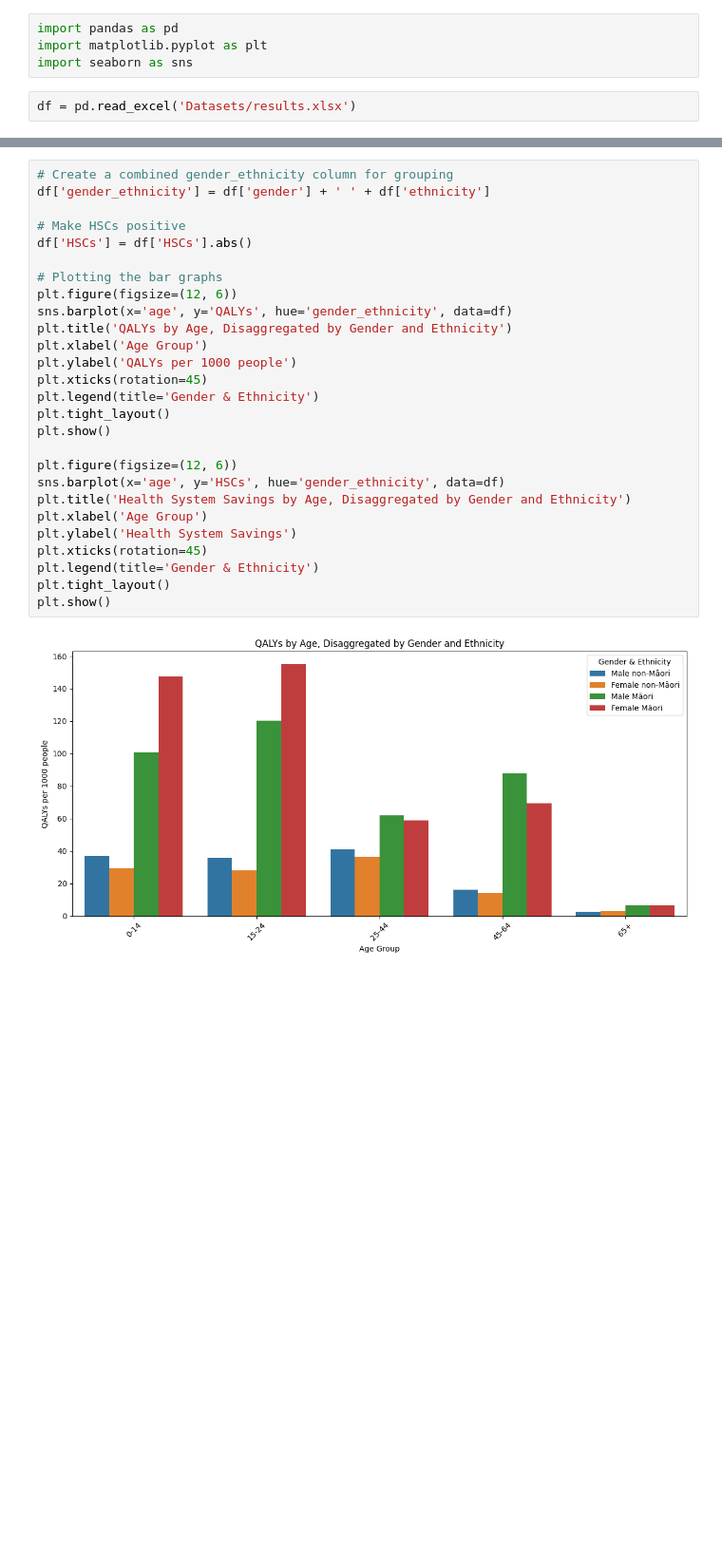
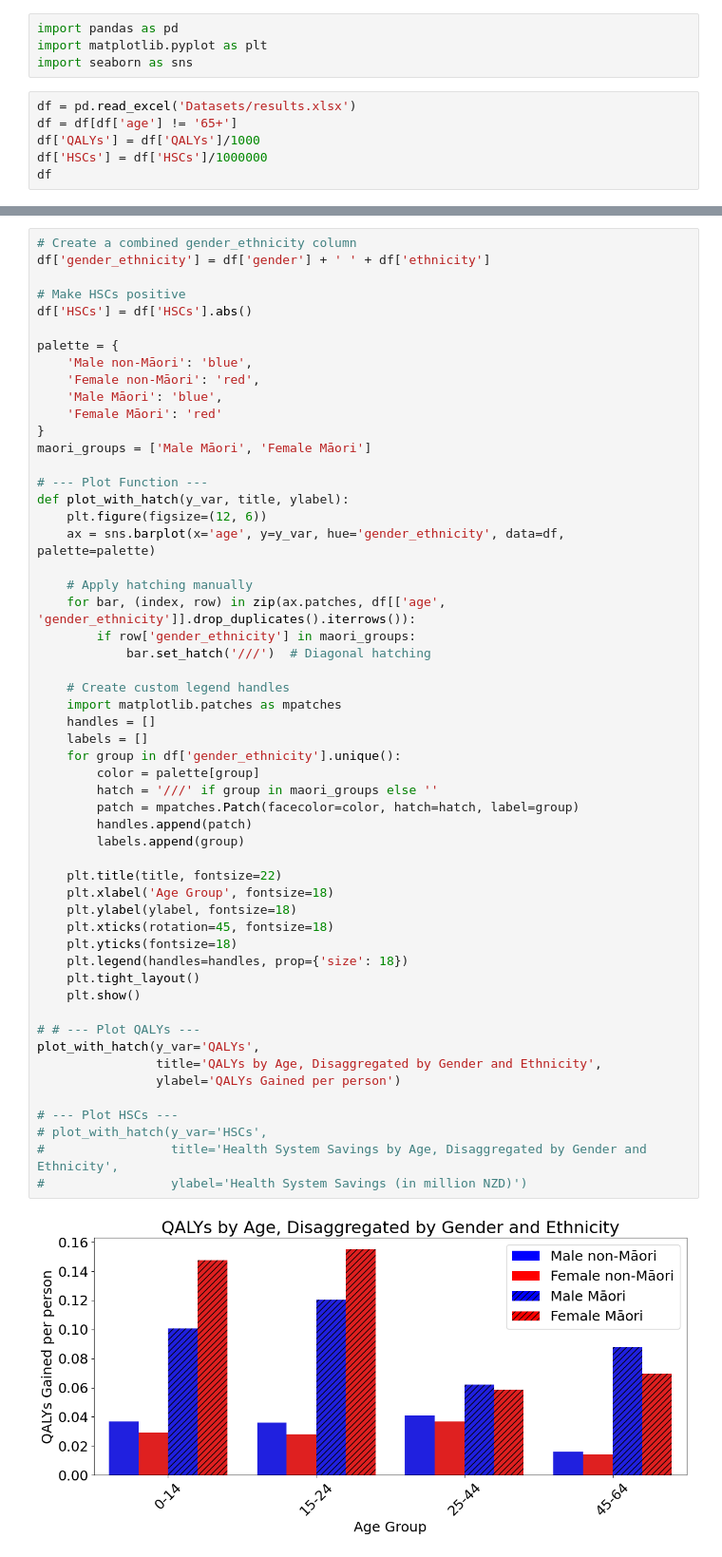
Before and after one commit to u7338876/vapingeffect, a Jupyter notebook: Results.ipynb, the cells around one changed output, grey strips where cells are left out. Shown at 95% size. Saved outputs shown, nothing was run; the diff lists cells and outputs as text; blank space fills up the shorter version.

```diff
--- a/Results.ipynb
+++ b/Results.ipynb
@@ -4,3 +4,7 @@ import matplotlib.pyplot as plt
 import seaborn as sns
 # %%
 df = pd.read_excel('Datasets/results.xlsx')
+df = df[df['age'] != '65+']
+df['QALYs'] = df['QALYs']/1000
+df['HSCs'] = df['HSCs']/1000000
+df
@@ -7,29 +29,56 @@ df = pd.read_excel('Datasets/results.xlsx')
 # %%
-# Create a combined gender_ethnicity column for grouping
+# Create a combined gender_ethnicity column
 df['gender_ethnicity'] = df['gender'] + ' ' + df['ethnicity']
 
 # Make HSCs positive
 df['HSCs'] = df['HSCs'].abs()
 
-# Plotting the bar graphs
-plt.figure(figsize=(12, 6))
-sns.barplot(x='age', y='QALYs', hue='gender_ethnicity', data=df)
-plt.title('QALYs by Age, Disaggregated by Gender and Ethnicity')
-plt.xlabel('Age Group')
-plt.ylabel('QALYs per 1000 people')
-plt.xticks(rotation=45)
-plt.legend(title='Gender & Ethnicity')
-plt.tight_layout()
-plt.show()
+palette = {
+    'Male non-Māori': 'blue',
+    'Female non-Māori': 'red',
+    'Male Māori': 'blue',
+    'Female Māori': 'red'
+}
+maori_groups = ['Male Māori', 'Female Māori']
 
-plt.figure(figsize=(12, 6))
-sns.barplot(x='age', y='HSCs', hue='gender_ethnicity', data=df)
-plt.title('Health System Savings by Age, Disaggregated by Gender and Ethnicity')
-plt.xlabel('Age Group')
-plt.ylabel('Health System Savings')
-plt.xticks(rotation=45)
-plt.legend(title='Gender & Ethnicity')
-plt.tight_layout()
-plt.show()
+# --- Plot Function ---
+def plot_with_hatch(y_var, title, ylabel):
+    plt.figure(figsize=(12, 6))
+    ax = sns.barplot(x='age', y=y_var, hue='gender_ethnicity', data=df, palette=palette)
+
+    # Apply hatching manually
+    for bar, (index, row) in zip(ax.patches, df[['age', 'gender_ethnicity']].drop_duplicates().iterrows()):
+        if row['gender_ethnicity'] in maori_groups:
+            bar.set_hatch('///')  # Diagonal hatching
+
+    # Create custom legend handles
+    import matplotlib.patches as mpatches
+    handles = []
+    labels = []
+    for group in df['gender_ethnicity'].unique():
+        color = palette[group]
+        hatch = '///' if group in maori_groups else ''
+        patch = mpatches.Patch(facecolor=color, hatch=hatch, label=group)
+        handles.append(patch)
+        labels.append(group)
+
+    plt.title(title, fontsize=22)
+    plt.xlabel('Age Group', fontsize=18)
+    plt.ylabel(ylabel, fontsize=18)
+    plt.xticks(rotation=45, fontsize=18)
+    plt.yticks(fontsize=18)
+    plt.legend(handles=handles, prop={'size': 18})
+    plt.tight_layout()
+    plt.show()
+
+# # --- Plot QALYs ---
+plot_with_hatch(y_var='QALYs',
+                title='QALYs by Age, Disaggregated by Gender and Ethnicity',
+                ylabel='QALYs Gained per person')
+
+# --- Plot HSCs ---
+# plot_with_hatch(y_var='HSCs',
+#                 title='Health System Savings by Age, Disaggregated by Gender and Ethnicity',
+#                 ylabel='Health System Savings (in million NZD)')
 # %% [output]
-[figure, old version]
+[figure, new version]
```
Also changed, not shown: parts of 4 cells of this notebook, 8 other files.
